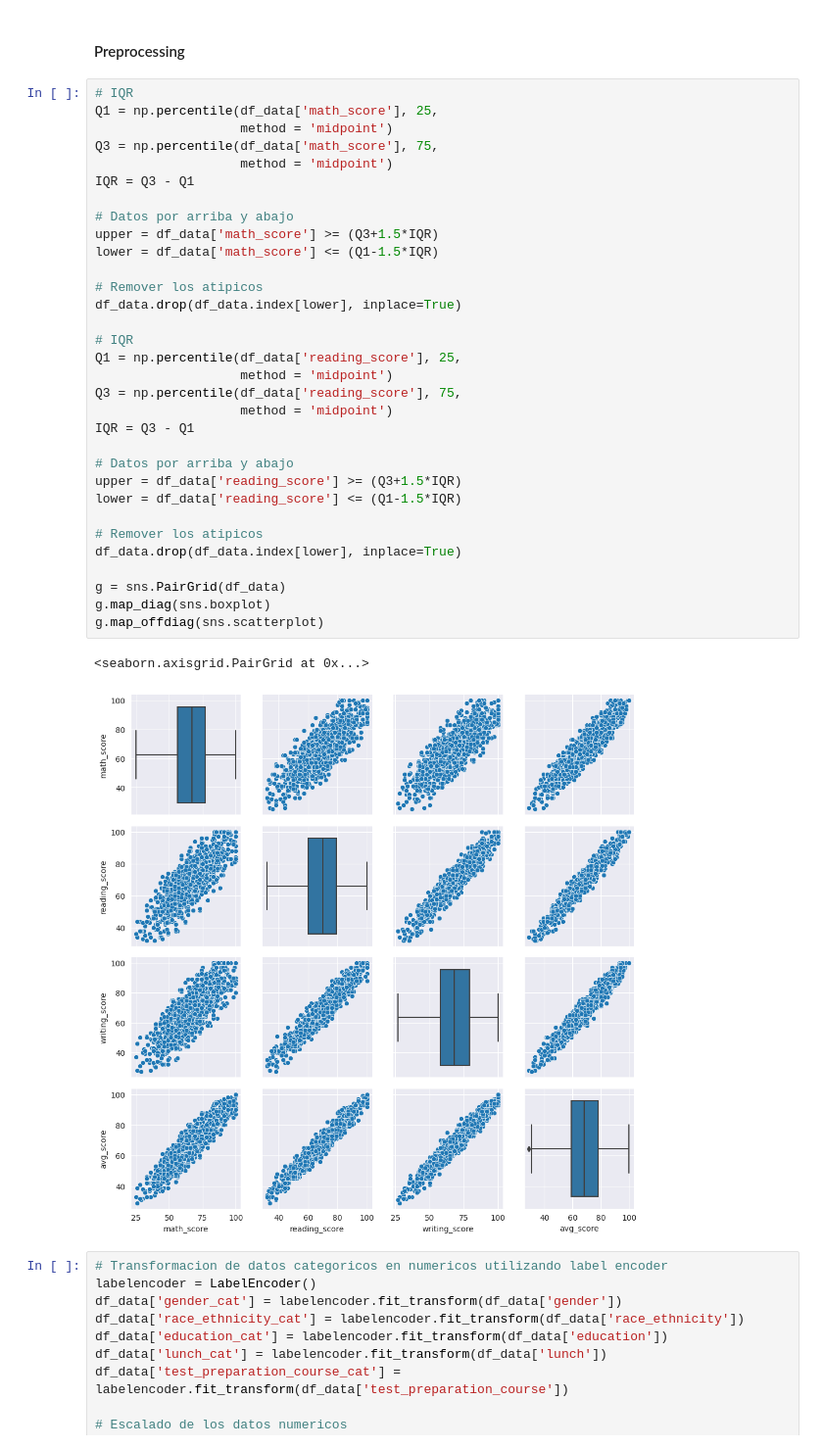
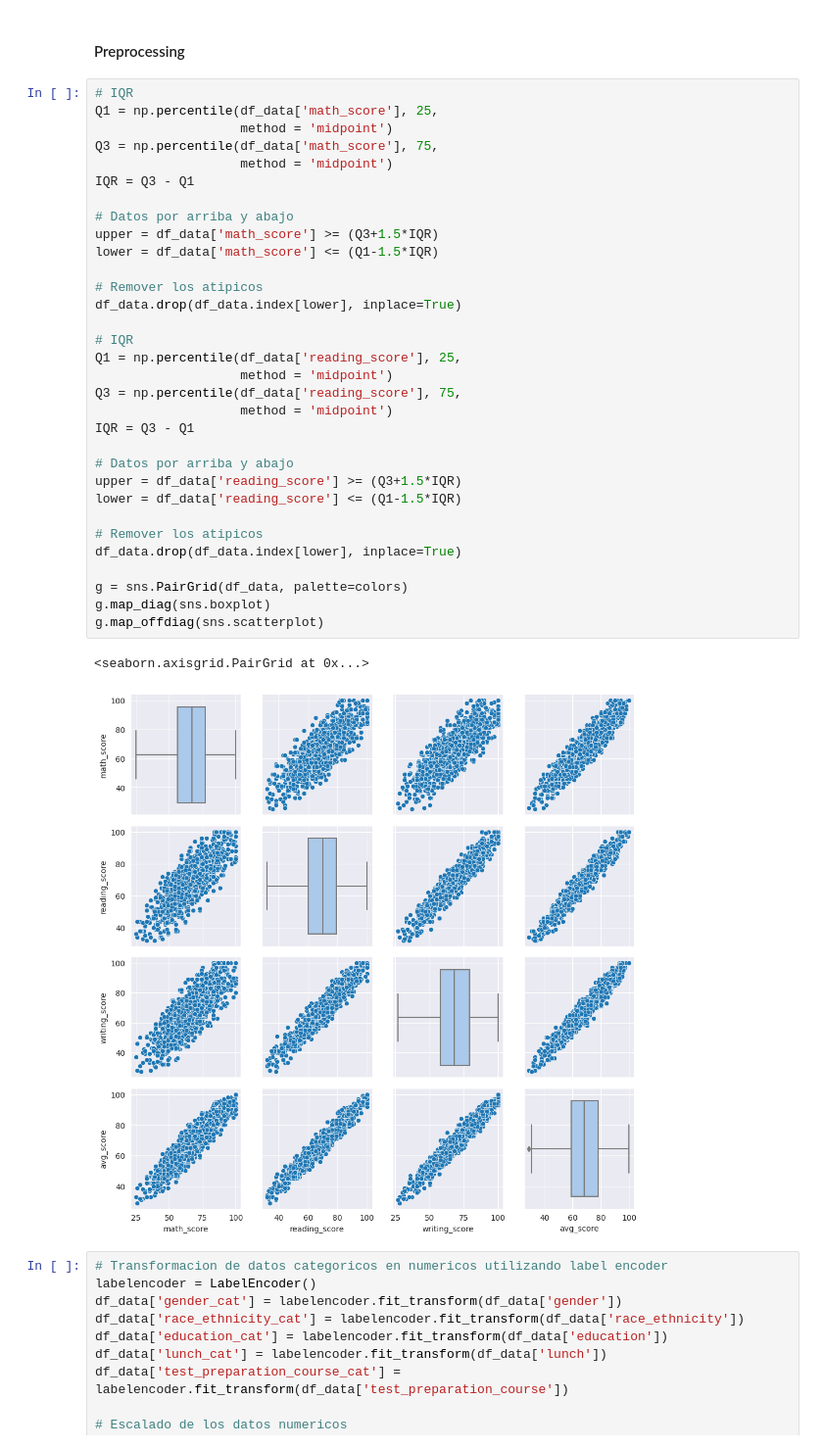
Before and after one commit to fzaca/curso-data-science, a Jupyter notebook: Student-Performance.ipynb, the cells around one changed output. Shown at 98% size. Cells and saved outputs as stored; diff of their text form.

```diff
--- a/Student-Performance.ipynb
+++ b/Student-Performance.ipynb
@@ -246,35 +246,35 @@ Q1 = np.percentile(df_data['math_score'], 25,
                    method = 'midpoint')
 Q3 = np.percentile(df_data['math_score'], 75,
                    method = 'midpoint')
 IQR = Q3 - Q1
 
 # Datos por arriba y abajo
 upper = df_data['math_score'] >= (Q3+1.5*IQR)
 lower = df_data['math_score'] <= (Q1-1.5*IQR)
 
 # Remover los atipicos
 df_data.drop(df_data.index[lower], inplace=True)
 
 # IQR
 Q1 = np.percentile(df_data['reading_score'], 25,
                    method = 'midpoint')
 Q3 = np.percentile(df_data['reading_score'], 75,
                    method = 'midpoint')
 IQR = Q3 - Q1
 
 # Datos por arriba y abajo
 upper = df_data['reading_score'] >= (Q3+1.5*IQR)
 lower = df_data['reading_score'] <= (Q1-1.5*IQR)
 
 # Remover los atipicos
 df_data.drop(df_data.index[lower], inplace=True)
 
-g = sns.PairGrid(df_data)
+g = sns.PairGrid(df_data, palette=colors)
 g.map_diag(sns.boxplot)
 g.map_offdiag(sns.scatterplot)
 # %% [output]
 <seaborn.axisgrid.PairGrid at 0x...>
-[figure, old version]
+[figure, new version]
 # %%
 # Transformacion de datos categoricos en numericos utilizando label encoder
 labelencoder = LabelEncoder()
```
Also changed, not shown: parts of 3 cells of this notebook.
